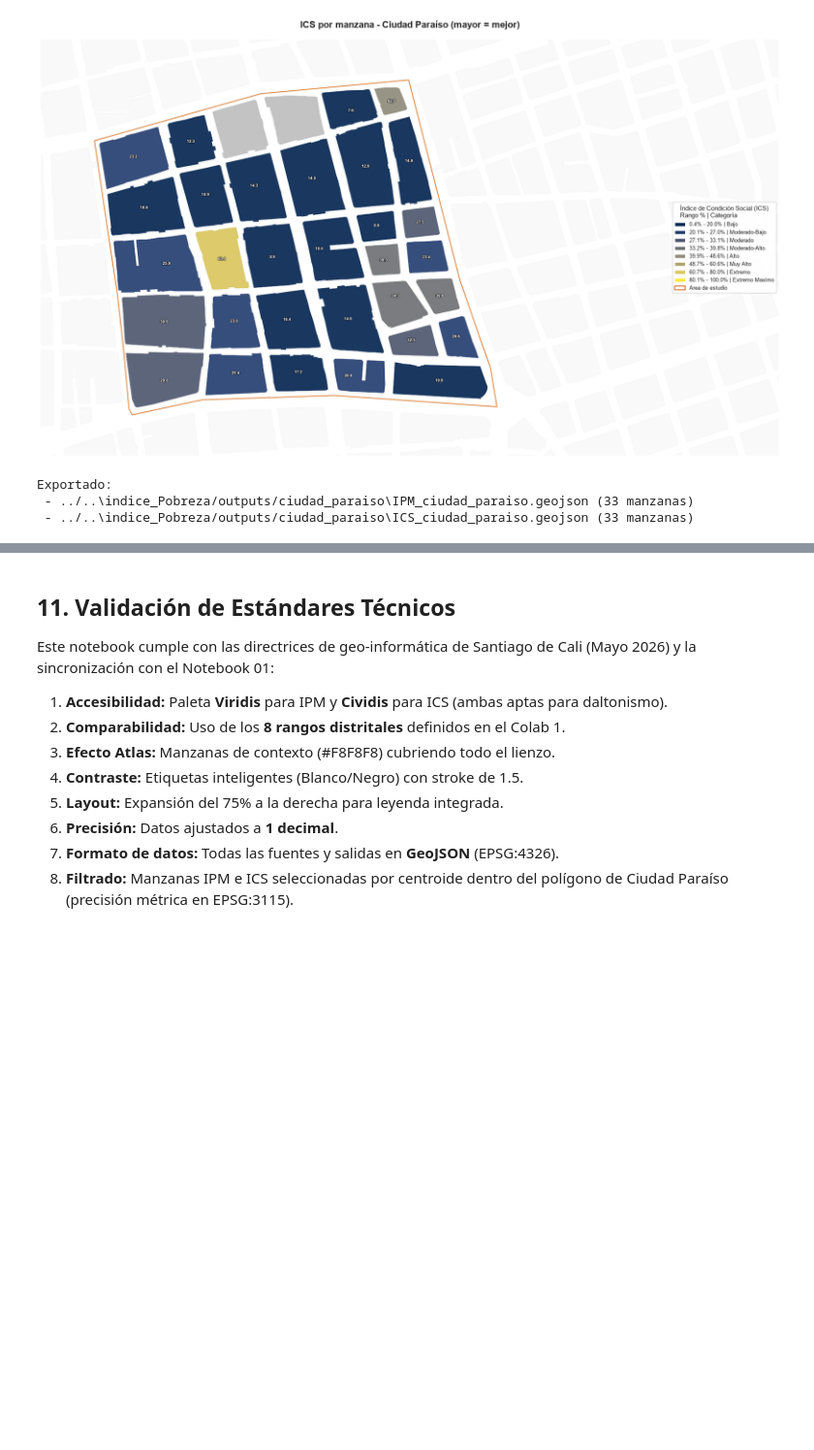
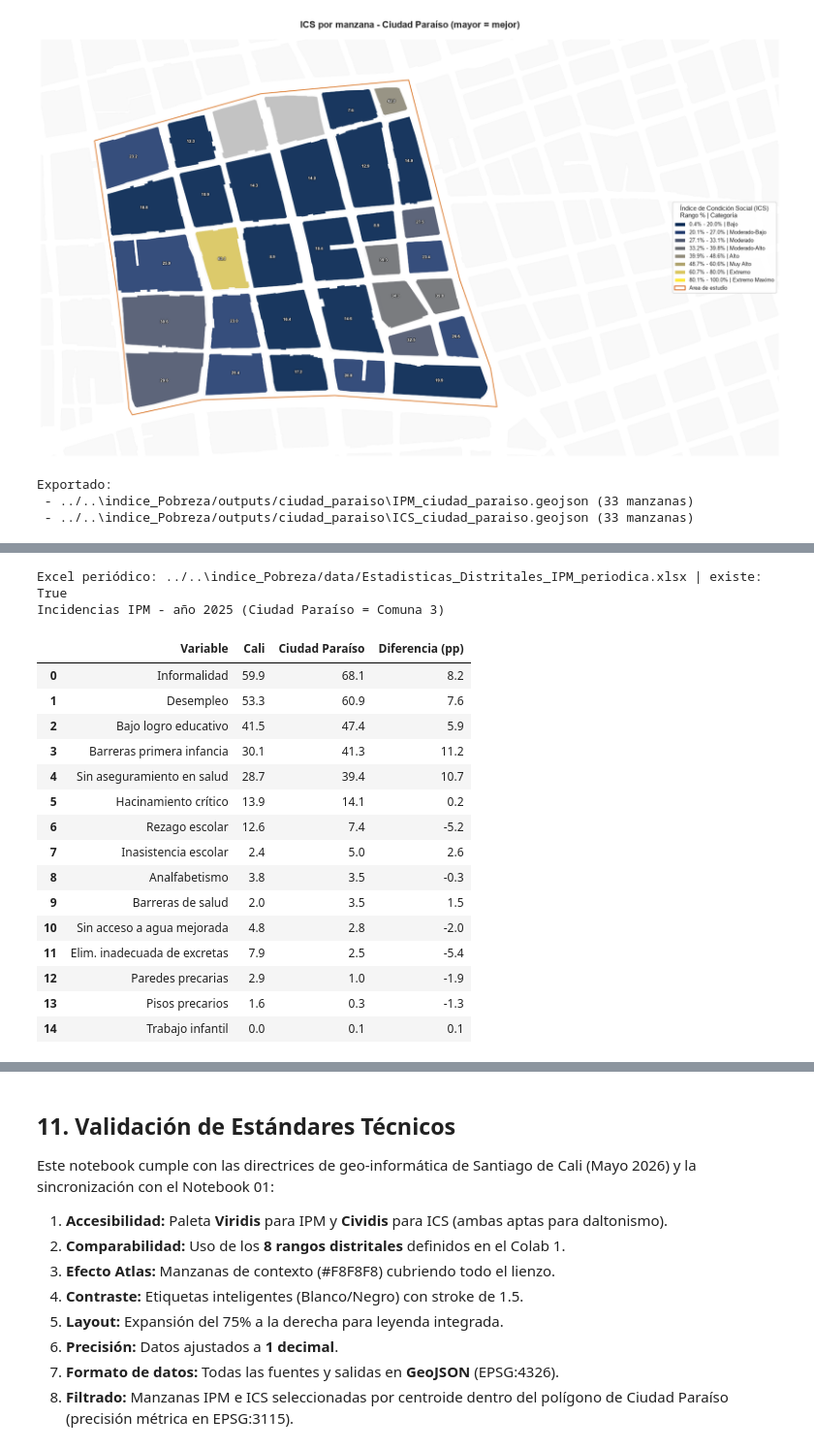
Before and after one commit to j0rg3c45/Pobreza_multidimensional_y_condicion_social, a Jupyter notebook: indice_Pobreza/notebooks_py/08_mapeo_ipm_ciudad_paraiso.ipynb, the cells around one changed output, grey strips where cells are left out. Shown at 97% size. Saved outputs shown, nothing was run; the diff lists cells and outputs as text; code cells hidden in the pictures; blank space fills up the shorter version.

```diff
--- a/indice_Pobreza/notebooks_py/08_mapeo_ipm_ciudad_paraiso.ipynb
+++ b/indice_Pobreza/notebooks_py/08_mapeo_ipm_ciudad_paraiso.ipynb
@@ -282,0 +291,77 @@ if 'google.colab' in sys.modules:
+# %%
+# @title 9. Comparar incidencias IPM: Ciudad Paraíso (Comuna 3) vs Cali
+# Fuente: Estadisticas_Distritales_IPM_periodica.xlsx
+
+# Localizar el Excel periódico (Colab o local)
+_cands = [
+    os.path.join(BASE_DIR, 'indice_Pobreza/data/Estadisticas_Distritales_IPM_periodica.xlsx'),
+    os.path.join(BASE_DIR, 'Estadisticas_Distritales_IPM_periodica.xlsx'),
+    os.path.join(DATA_BASE, 'Estadisticas_Distritales_IPM_periodica.xlsx'),
+]
+PATH_PERIODICA = next((p for p in _cands if os.path.exists(p)), _cands[0])
+print('Excel periódico:', PATH_PERIODICA, '| existe:', os.path.exists(PATH_PERIODICA))
+
+COMUNA_PARAISO = 3  # las 32 manzanas de Ciudad Paraíso están en la Comuna 3
+
+# Índice de la columna 'sum' de cada variable (el 'count' va en +1).
+# La hoja 'Anio' no tiene columna de código; 'Comuna' sí, por eso su offset es +1.
+_COLS_ANIO = {'Analfabetismo':5,'Baja_Edu':3,'CuidadoPriInf':11,'Inasistencia_escolar':7,
+    'Rezago_escolar':9,'TrabajoInfantil':13,'Trabajo_Informal':17,'Barrera_Acceso_Salud':21,
+    'Sin_Aseguramiento':19,'Hacinamiento_Critico':31,'Inadecuado_Mat_Paredes_ext':29,
+    'Inadecuada_eliminacion_excre':25,'Inadecuado_Mat_Pisos':27,'No_fuente_agua':23,'Desempleo':15}
+_COLS_COM = {k: v + 1 for k, v in _COLS_ANIO.items()}
+_ETQ = {'Analfabetismo':'Analfabetismo','Baja_Edu':'Bajo logro educativo',
+    'CuidadoPriInf':'Barreras primera infancia','Inasistencia_escolar':'Inasistencia escolar',
+    'Rezago_escolar':'Rezago escolar','TrabajoInfantil':'Trabajo infantil',
+    'Trabajo_Informal':'Informalidad','Barrera_Acceso_Salud':'Barreras de salud',
+    'Sin_Aseguramiento':'Sin aseguramiento en salud','Hacinamiento_Critico':'Hacinamiento crítico',
+    'Inadecuado_Mat_Paredes_ext':'Paredes precarias','Inadecuada_eliminacion_excre':'Elim. inadecuada de excretas',
+    'Inadecuado_Mat_Pisos':'Pisos precarios','No_fuente_agua':'Sin acceso a agua mejorada','Desempleo':'Desempleo'}
+
+def _incidencias(sheet, cols, cod_filter=None):
+    raw = pd.read_excel(PATH_PERIODICA, sheet_name=sheet, header=None)
+    data = raw.iloc[3:].copy()
+    data[0] = data[0].ffill()
+    anios = pd.to_numeric(data[0], errors='coerce')
+    ult = int(anios.max())
+    if cod_filter is None:
+        row = data[anios == ult].iloc[0]
+    else:
+        row = data[(anios == ult) & (pd.to_numeric(data[1], errors='coerce') == cod_filter)].iloc[0]
+    res = {}
+    for v, ci in cols.items():
+        s, c = row[ci], row[ci + 1]
+        res[v] = round(100 * float(s) / float(c), 1) if pd.notna(c) and float(c) > 0 else np.nan
+    return res, ult
+
+cali, anio_ult = _incidencias('Anio', _COLS_ANIO)
+paraiso, _ = _incidencias('Comuna', _COLS_COM, cod_filter=COMUNA_PARAISO)
+
+df_cmp = pd.DataFrame({
+    'Variable': [_ETQ[v] for v in _COLS_ANIO],
+    'Cali': [cali[v] for v in _COLS_ANIO],
+    'Ciudad Paraíso': [paraiso[v] for v in _COLS_ANIO],
+})
+df_cmp['Diferencia (pp)'] = (df_cmp['Ciudad Paraíso'] - df_cmp['Cali']).round(1)
+df_cmp = df_cmp.sort_values('Ciudad Paraíso', ascending=False).reset_index(drop=True)
+print(f'Incidencias IPM - año {anio_ult} (Ciudad Paraíso = Comuna 3)')
+display(df_cmp)
+# %% [output]
+Excel periódico: ../..\indice_Pobreza/data/Estadisticas_Distritales_IPM_periodica.xlsx | existe: True
+Incidencias IPM - año 2025 (Ciudad Paraíso = Comuna 3)
+|  | Variable | Cali | Ciudad Paraíso | Diferencia (pp) |
+| 0 | Informalidad | 59.9 | 68.1 | 8.2 |
+| 1 | Desempleo | 53.3 | 60.9 | 7.6 |
+| 2 | Bajo logro educativo | 41.5 | 47.4 | 5.9 |
+| 3 | Barreras primera infancia | 30.1 | 41.3 | 11.2 |
+| 4 | Sin aseguramiento en salud | 28.7 | 39.4 | 10.7 |
+| 5 | Hacinamiento crítico | 13.9 | 14.1 | 0.2 |
+| 6 | Rezago escolar | 12.6 | 7.4 | -5.2 |
+| 7 | Inasistencia escolar | 2.4 | 5.0 | 2.6 |
+| 8 | Analfabetismo | 3.8 | 3.5 | -0.3 |
+| 9 | Barreras de salud | 2.0 | 3.5 | 1.5 |
+| 10 | Sin acceso a agua mejorada | 4.8 | 2.8 | -2.0 |
+| 11 | Elim. inadecuada de excretas | 7.9 | 2.5 | -5.4 |
+| 12 | Paredes precarias | 2.9 | 1.0 | -1.9 |
+| 13 | Pisos precarios | 1.6 | 0.3 | -1.3 |
+| 14 | Trabajo infantil | 0.0 | 0.1 | 0.1 |
```
Also changed, not shown: parts of 3 cells of this notebook.
